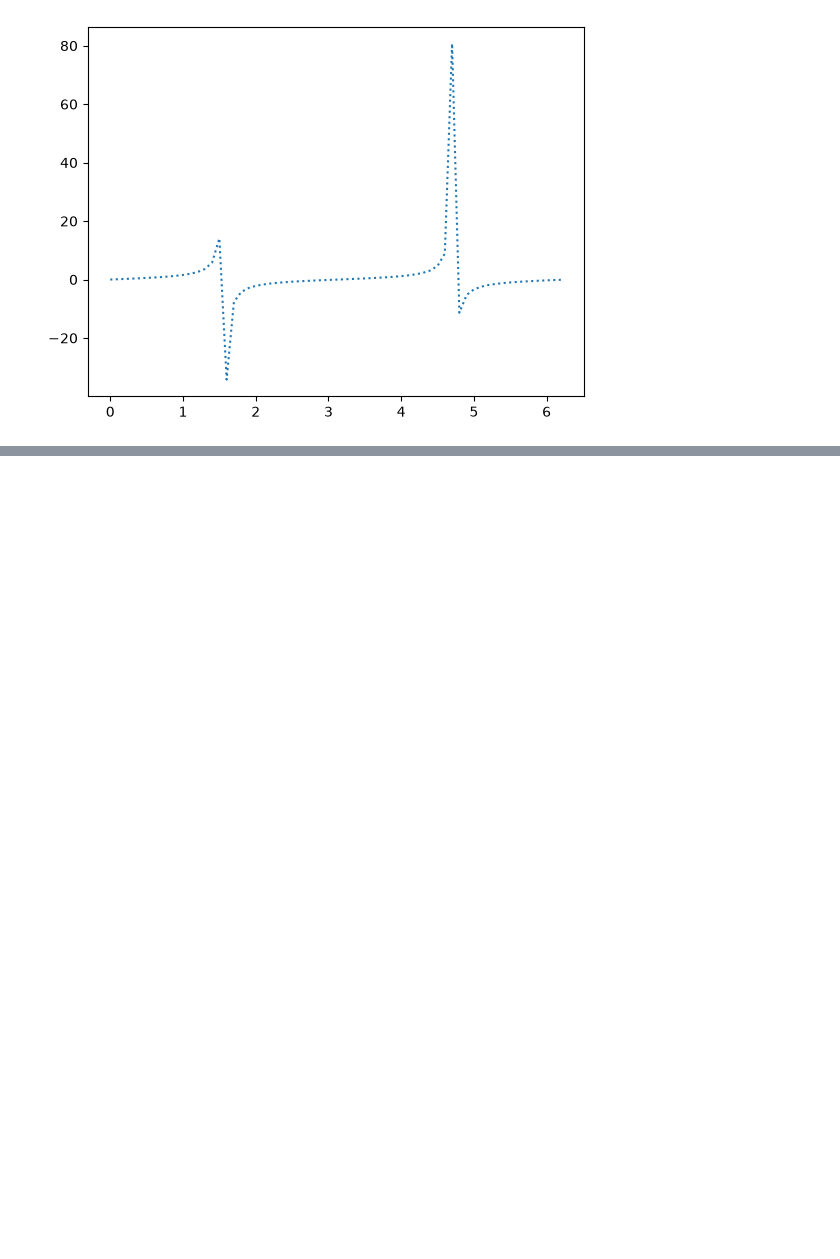
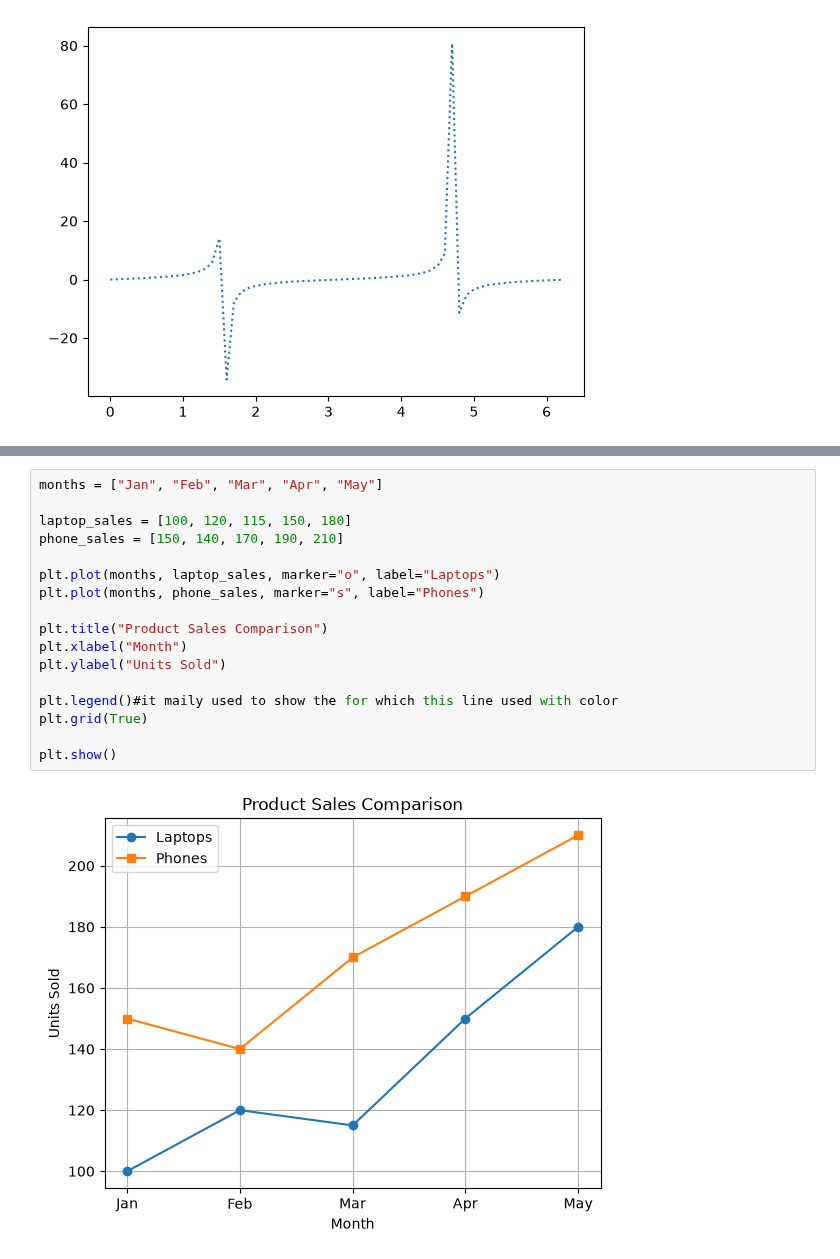
Before and after one commit to gtejas-45/Started-Python, a Jupyter notebook: LibraryALL/matplotlib.ipynb, the cells around one changed output, grey strips where cells are left out. Saved outputs shown, nothing was run; the diff lists cells and outputs as text; blank space fills up the shorter version.

```diff
--- a/LibraryALL/matplotlib.ipynb
+++ b/LibraryALL/matplotlib.ipynb
@@ -95,0 +128,19 @@ plt.plot(x,y,ls=":")
+# %%
+months = ["Jan", "Feb", "Mar", "Apr", "May"]
+
+laptop_sales = [100, 120, 115, 150, 180]
+phone_sales = [150, 140, 170, 190, 210]
+
+plt.plot(months, laptop_sales, marker="o", label="Laptops")
+plt.plot(months, phone_sales, marker="s", label="Phones")
+
+plt.title("Product Sales Comparison")
+plt.xlabel("Month")
+plt.ylabel("Units Sold")
+
+plt.legend()#it maily used to show the for which this line used with color
+plt.grid(True)
+
+plt.show()
+# %% [output]
+[figure, added]
```
Also changed, not shown: parts of 27 cells of this notebook, 15 other files.
